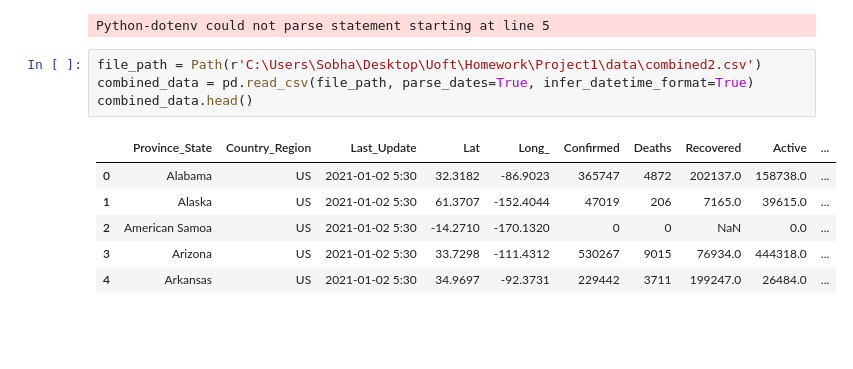
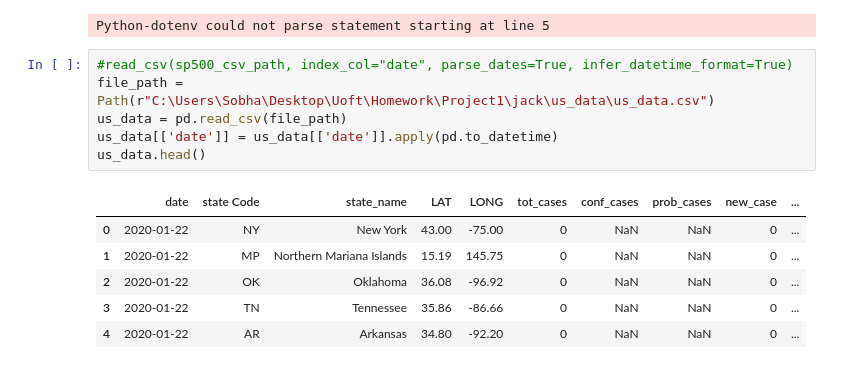
Before and after one commit to chimdyke82/j-Camp, a Jupyter notebook: Project1.ipynb, the cells around one changed output. Cells and saved outputs as stored; diff of their text form; blank space fills up the shorter version.

```diff
--- a/Project1.ipynb
+++ b/Project1.ipynb
@@ -802,14 +438,16 @@ px.set_mapbox_access_token(map_box_api)
 # %% [output]
 Python-dotenv could not parse statement starting at line 5
 # %%
-file_path = Path(r'C:\Users\Sobha\Desktop\Uoft\Homework\Project1\data\combined2.csv')
-combined_data = pd.read_csv(file_path, parse_dates=True, infer_datetime_format=True)
-combined_data.head()
+#read_csv(sp500_csv_path, index_col="date", parse_dates=True, infer_datetime_format=True)
+file_path = Path(r"C:\Users\Sobha\Desktop\Uoft\Homework\Project1\jack\us_data\us_data.csv")
+us_data = pd.read_csv(file_path)
+us_data[['date']] = us_data[['date']].apply(pd.to_datetime)
+us_data.head()
 # %% [output]
-|  | Province_State | Country_Region | Last_Update | Lat | Long_ | Confirmed | Deaths | Recovered | Active | ... |
-| 0 | Alabama | US | 2021-01-02 5:30 | 32.3182 | -86.9023 | 365747 | 4872 | 202137.0 | 158738.0 | ... |
-| 1 | Alaska | US | 2021-01-02 5:30 | 61.3707 | -152.4044 | 47019 | 206 | 7165.0 | 39615.0 | ... |
-| 2 | American Samoa | US | 2021-01-02 5:30 | -14.2710 | -170.1320 | 0 | 0 | NaN | 0.0 | ... |
-| 3 | Arizona | US | 2021-01-02 5:30 | 33.7298 | -111.4312 | 530267 | 9015 | 76934.0 | 444318.0 | ... |
-| 4 | Arkansas | US | 2021-01-02 5:30 | 34.9697 | -92.3731 | 229442 | 3711 | 199247.0 | 26484.0 | ... |
+|  | date | state Code | state_name | LAT | LONG | tot_cases | conf_cases | prob_cases | new_case | ... |
+| 0 | 2020-01-22 | NY | New York | 43.00 | -75.00 | 0 | NaN | NaN | 0 | ... |
+| 1 | 2020-01-22 | MP | Northern Mariana Islands | 15.19 | 145.75 | 0 | NaN | NaN | 0 | ... |
+| 2 | 2020-01-22 | OK | Oklahoma | 36.08 | -96.92 | 0 | NaN | NaN | 0 | ... |
+| 3 | 2020-01-22 | TN | Tennessee | 35.86 | -86.66 | 0 | NaN | NaN | 0 | ... |
+| 4 | 2020-01-22 | AR | Arkansas | 34.80 | -92.20 | 0 | NaN | NaN | 0 | ... |
 # %%
```
Also changed, not shown: parts of 27 cells of this notebook.
